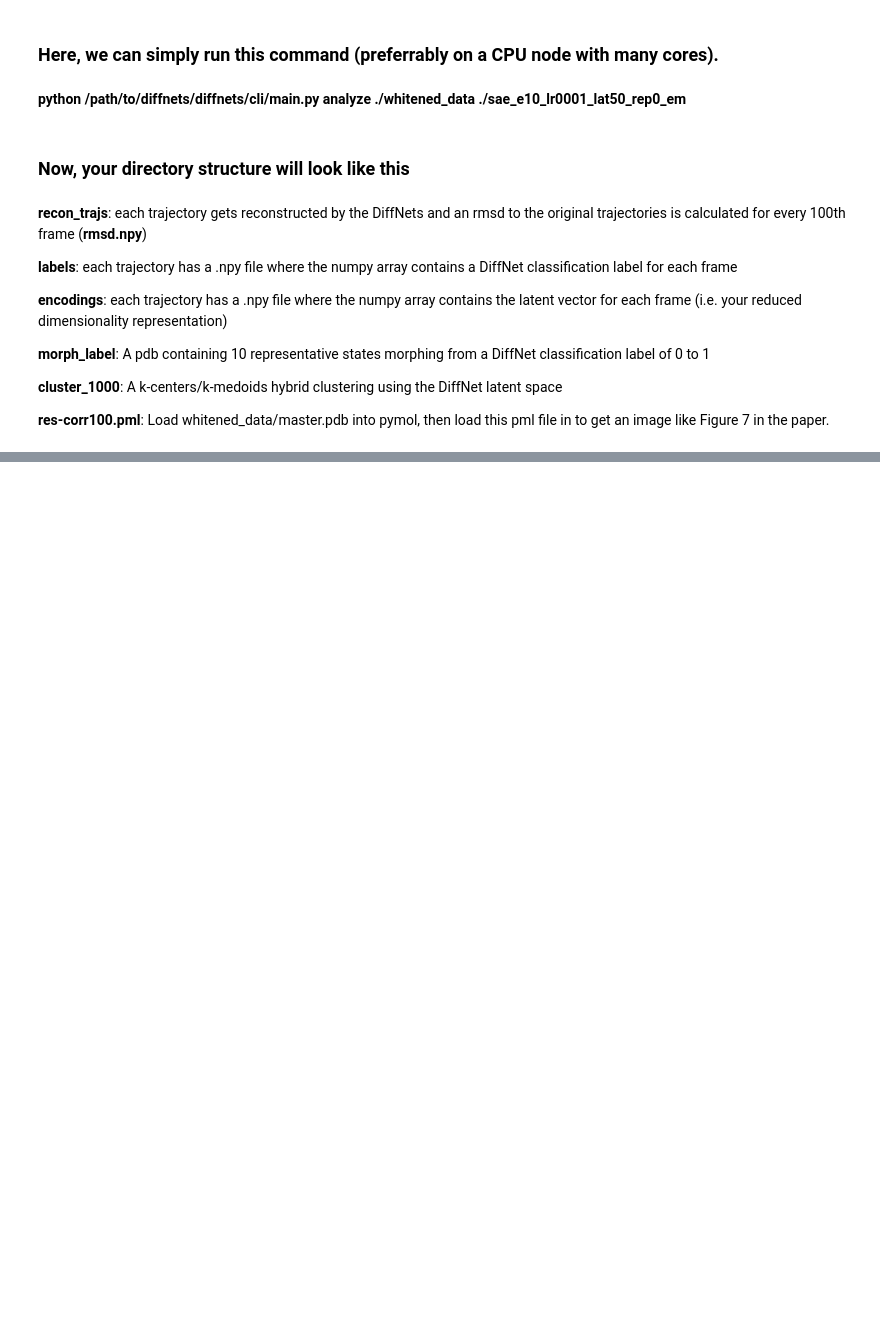
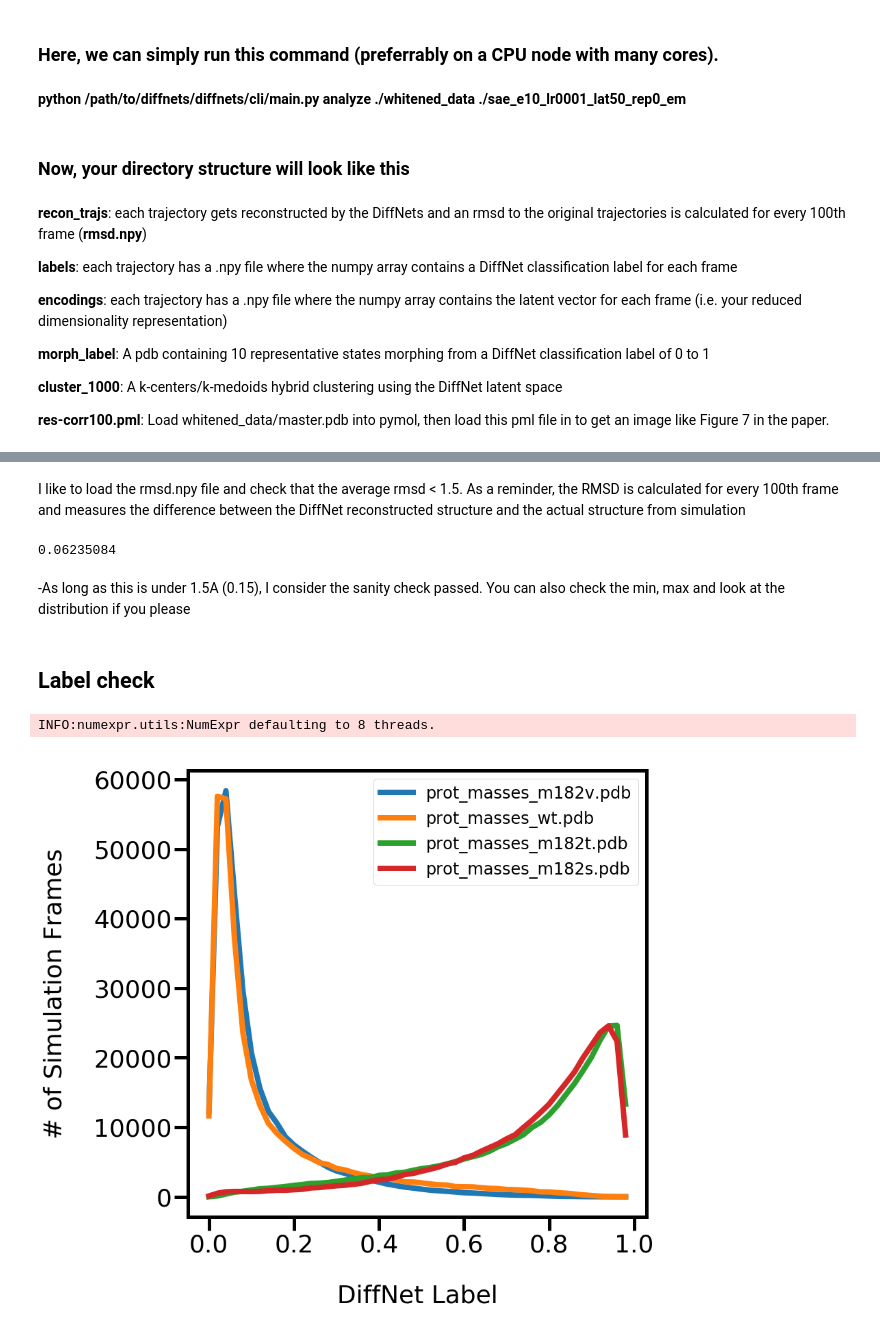
Before and after one commit to bowman-lab/diffnets, a Jupyter notebook: examples/diffnet_tutorial.ipynb, the cells around one changed output, grey strips where cells are left out. Saved outputs shown, nothing was run; the diff lists cells and outputs as text; code cells hidden in the pictures; blank space fills up the shorter version.

Commit message:
Updated tutorial with analysis help

```diff
--- a/examples/diffnet_tutorial.ipynb
+++ b/examples/diffnet_tutorial.ipynb
@@ -288,0 +295,2 @@ practice_dir
+# %% [markdown]
+I like to load the rmsd.npy file and check that the average rmsd < 1.5. As a reminder, the RMSD is calculated for every 100th frame and measures the difference between the DiffNet reconstructed structure and the actual structure from simulation
@@ -288,0 +300,60 @@ practice_dir
+# %%
+nn_dir = "/Users/mickdub/bowman_lab/scratch/tutorial/sae_e10_lr0001_lat50_rep0_em" #Let's assume this is the output path after training a diffnet
+rmsd = np.load(os.path.join(nn_dir,"rmsd.npy"))
+print(np.mean(rmsd))
+# %% [output]
+0.06235084
+# %% [markdown]
+-As long as this is under 1.5A (0.15), I consider the sanity check passed. You can also check the min, max and look at the distribution if you please
+# %% [markdown]
+## Label check
+# %%
+#Adapted from diffnets/analysis.py
+from diffnets import utils
+import os
+import pickle
+from collections import defaultdict
+import matplotlib.pyplot as plt
+%matplotlib inline
+
+nn_dir = "/Users/mickdub/bowman_lab/scratch/tutorial/sae_e10_lr0001_lat50_rep0_em" #Let's assume this is the output path after training a diffnet
+whitened_dir = "/Users/mickdub/bowman_lab/scratch/tutorial/whitened" #Let's assume this is the whitened_data directory
+
+lab_fns = utils.get_fns(os.path.join(nn_dir,"labels"),"*.npy")
+traj_d_path = os.path.join(whitened_dir,"traj_dict.pkl")
+traj_d = pickle.load(open(traj_d_path, 'rb'))
+lab_v = defaultdict(list)
+for key,item in traj_d.items():
+    for traj_ind in range(item[0],item[1]):
+        lab = np.load(lab_fns[traj_ind])
+        lab_v[key].append(lab)
+
+
+plt.figure(figsize=(12,12))
+axes = plt.gca()
+lw = 8
+
+leg_labels = []
+for k in traj_d.keys():
+    t = np.concatenate(lab_v[k])
+    n, x = np.histogram(t, range=(0, 1), bins=50)
+    leg_labels.append(k.split("/")[-1])
+    plt.plot(x[:-1],n,label=k,linewidth=lw)
+
+
+plt.xticks(fontsize=36)
+plt.yticks(fontsize=36)
+axes.set_xlabel('DiffNet Label',labelpad=40, fontsize=36)
+axes.set_ylabel('# of Simulation Frames',labelpad=40,fontsize=36)
+axes.tick_params(direction='out', length=20, width=5,
+               grid_color='r', grid_alpha=0.5)
+plt.legend(leg_labels,fontsize=24)
+
+for axis in ['top','bottom','left','right']:
+    axes.spines[axis].set_linewidth(5)
+
+plt.show()
+#plt.savefig(os.path.join(self.netdir,"label_plot.png"))
+# %% [output]
+INFO:numexpr.utils:NumExpr defaulting to 8 threads.
+[figure, added]
```
Also changed, not shown: parts of 13 cells of this notebook.
